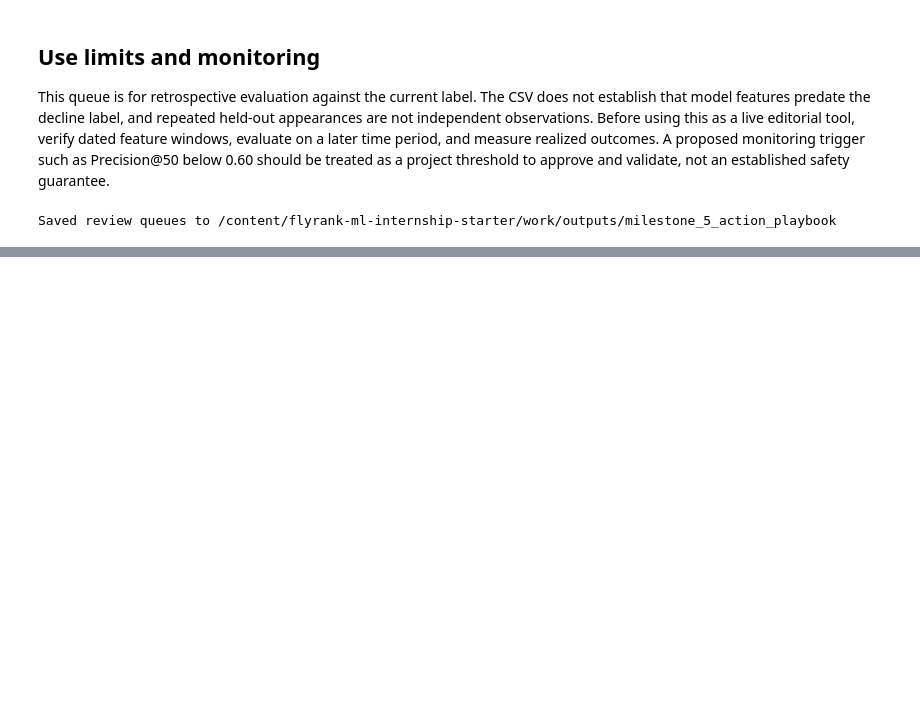
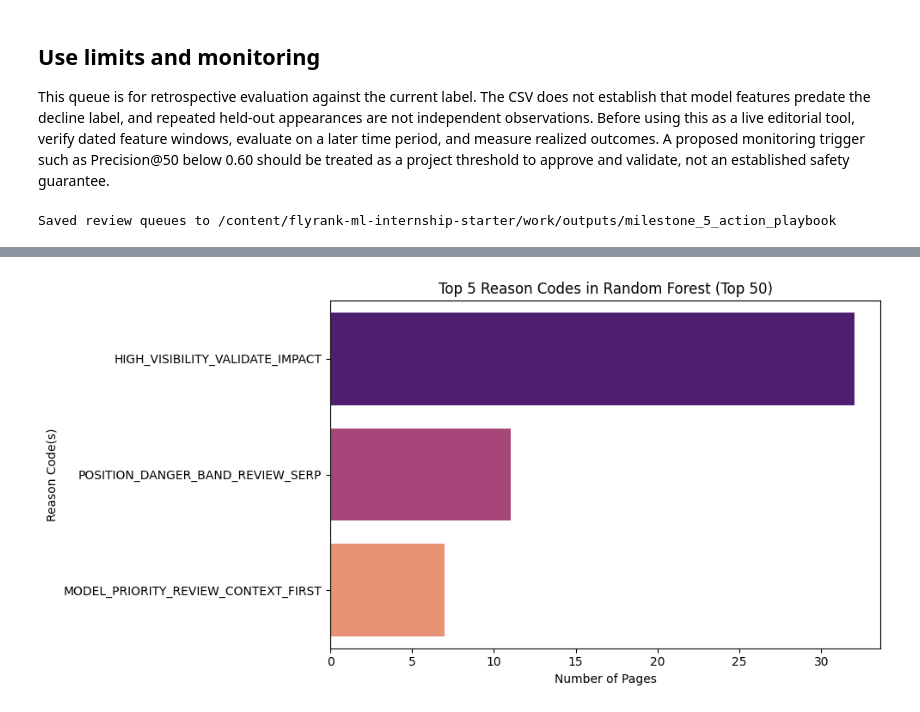
Before and after one commit to huseyinTozluyurt/Flyrank-Internship-MachineLearning, a Jupyter notebook: work/notebooks/milestone_5_action_playbook.ipynb, the cells around one changed output, grey strips where cells are left out. Cells and saved outputs as stored; diff of their text form; code cells hidden in the pictures; blank space fills up the shorter version.

```diff
--- a/work/notebooks/milestone_5_action_playbook.ipynb
+++ b/work/notebooks/milestone_5_action_playbook.ipynb
@@ -210,0 +273,6 @@ Saved review queues to /content/flyrank-ml-internship-starter/work/outputs/miles
+# %%
+# Identify the top 5 reason codes for the Random Forest model (Top 50 items)
+rf_top_reasons = top_forest['reason_codes'].value_counts().head(5)
+
+print("Top 5 Reason Codes in Random Forest (Top 50):")
+display(rf_top_reasons.to_frame(name='Count'))
@@ -210,0 +286,11 @@ Saved review queues to /content/flyrank-ml-internship-starter/work/outputs/miles
+# %%
+# Plotting the top 5 reason codes for Random Forest
+plt.figure(figsize=(10, 5))
+sns.barplot(y=rf_top_reasons.index, x=rf_top_reasons.values, hue=rf_top_reasons.index, legend=False, palette='magma')
+plt.title('Top 5 Reason Codes in Random Forest (Top 50)')
+plt.xlabel('Number of Pages')
+plt.ylabel('Reason Code(s)')
+plt.tight_layout()
+plt.show()
+# %% [output]
+[figure, added]
```
Also changed, not shown: parts of 11 cells of this notebook.
